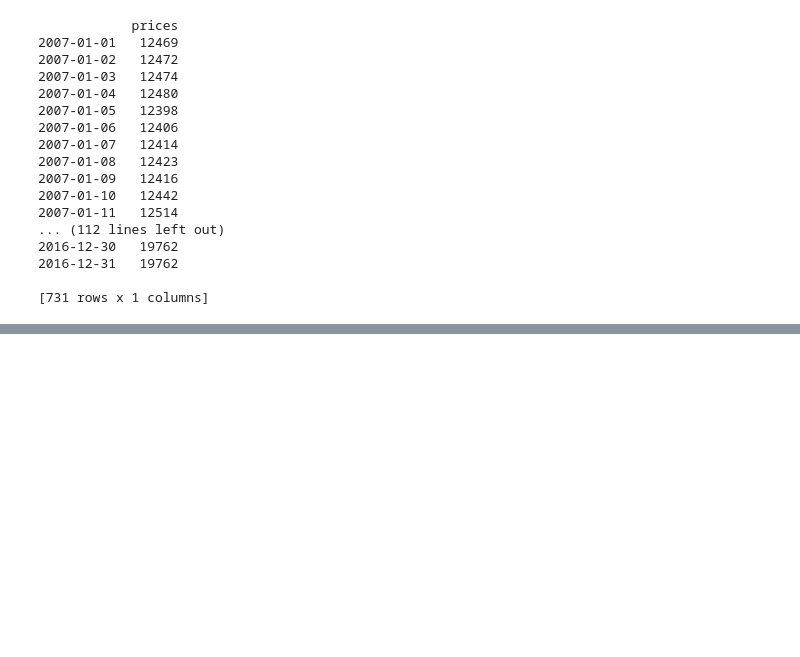
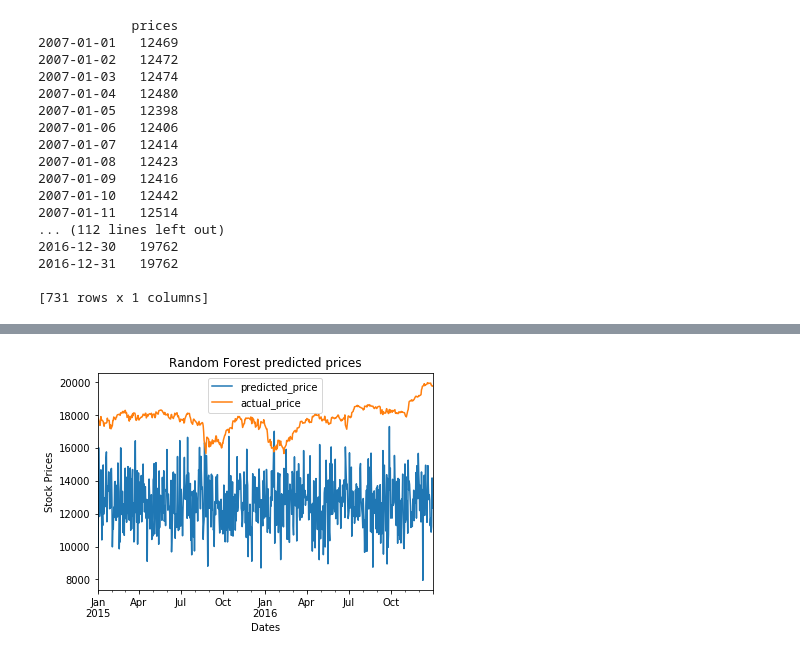
Before and after one commit to shanwaz1993/Stock_market_pre, a Jupyter notebook: Stock_market_prediction.ipynb, the cells around one changed output, grey strips where cells are left out. Saved outputs shown, nothing was run; the diff lists cells and outputs as text; code cells hidden in the pictures; blank space fills up the shorter version.

```diff
--- a/Stock_market_prediction.ipynb
+++ b/Stock_market_prediction.ipynb
@@ -193,0 +248,10 @@ ModuleNotFoundError: No module named 'treeinterpreter'
+# %%
+import matplotlib.pyplot as plt
+%matplotlib inline
+
+idx = pd.date_range(test_start_date, test_end_date)
+predictions_df = pd.DataFrame(data=prediction[0:], index = idx, columns=['prices'])
+
+predictions_df
+price_comp=pd.merge(predictions_df,y_test,how='inner',on=idx)
+price_comp
@@ -193,0 +277,13 @@ ModuleNotFoundError: No module named 'treeinterpreter'
+# %%
+''''predictions_plot = predictions_df.plot()
+
+fig = y_test.plot(ax = predictions_plot).get_figure()
+fig.savefig("/home/shan/Project_Mtech/stock_market_pre/Data/random_forest_without_smoothing.png")'''
+
+ax = predictions_df.rename(columns={"prices": "predicted_price"}).plot(title='Random Forest predicted prices')
+ax.set_xlabel("Dates")
+ax.set_ylabel("Stock Prices")
+fig = y_test.rename(columns={"prices": "actual_price"}).plot(ax = ax).get_figure()
+fig.savefig("/home/shan/Project_Mtech/stock_market_pre/Data/random_forest_without_smoothing.png")
+# %% [output]
+[figure, added]
```
Also changed, not shown: parts of 14 cells of this notebook.
